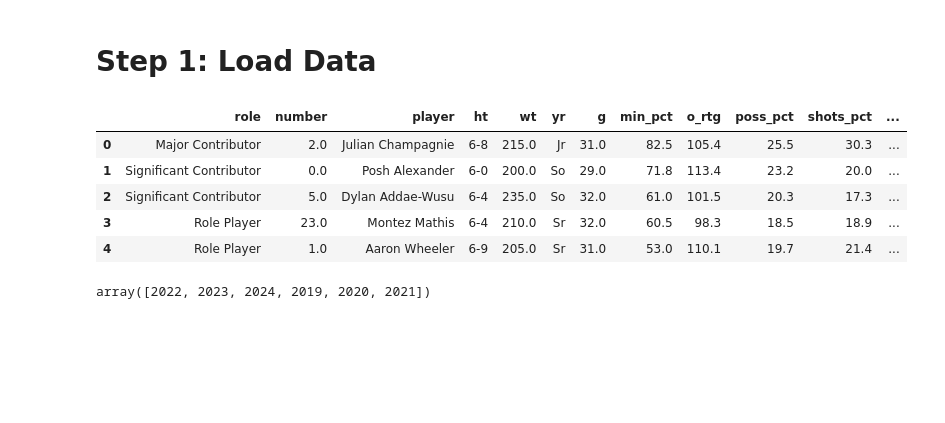
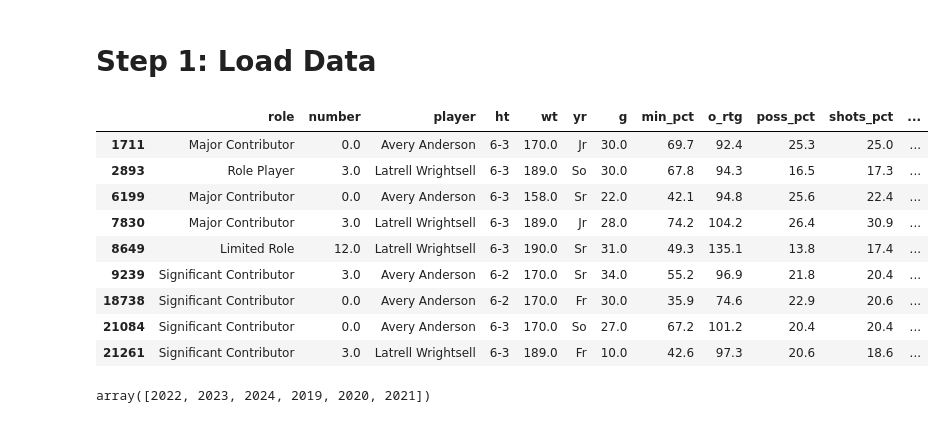
Before and after one commit to qadabie/NCAAB_TransferPortal, a Jupyter notebook: pd_fe/ensemble_transfer_model.ipynb, the cells around one changed output. Saved outputs shown, nothing was run; the diff lists cells and outputs as text; code cells hidden in the pictures; blank space fills up the shorter version.

```diff
--- a/pd_fe/ensemble_transfer_model.ipynb
+++ b/pd_fe/ensemble_transfer_model.ipynb
@@ -15,13 +19,22 @@ df = pd.read_sql(f"SELECT * FROM {table_name};", con = engine)
 # %%
 pd.set_option('display.max_columns', None)
 df.head()
+
+players = ["latrell wrightsell", "avery anderson"]
+filtered_df = df[df["player"].str.lower().isin([p.lower() for p in players])]
+
+filtered_df
 # %% [output]
 |  | role | number | player | ht | wt | yr | g | min_pct | o_rtg | poss_pct | shots_pct | ... |
-| 0 | Major Contributor | 2.0 | Julian Champagnie | 6-8 | 215.0 | Jr | 31.0 | 82.5 | 105.4 | 25.5 | 30.3 | ... |
-| 1 | Significant Contributor | 0.0 | Posh Alexander | 6-0 | 200.0 | So | 29.0 | 71.8 | 113.4 | 23.2 | 20.0 | ... |
-| 2 | Significant Contributor | 5.0 | Dylan Addae-Wusu | 6-4 | 235.0 | So | 32.0 | 61.0 | 101.5 | 20.3 | 17.3 | ... |
-| 3 | Role Player | 23.0 | Montez Mathis | 6-4 | 210.0 | Sr | 32.0 | 60.5 | 98.3 | 18.5 | 18.9 | ... |
-| 4 | Role Player | 1.0 | Aaron Wheeler | 6-9 | 205.0 | Sr | 31.0 | 53.0 | 110.1 | 19.7 | 21.4 | ... |
+| 1711 | Major Contributor | 0.0 | Avery Anderson | 6-3 | 170.0 | Jr | 30.0 | 69.7 | 92.4 | 25.3 | 25.0 | ... |
+| 2893 | Role Player | 3.0 | Latrell Wrightsell | 6-3 | 189.0 | So | 30.0 | 67.8 | 94.3 | 16.5 | 17.3 | ... |
+| 6199 | Major Contributor | 0.0 | Avery Anderson | 6-3 | 158.0 | Sr | 22.0 | 42.1 | 94.8 | 25.6 | 22.4 | ... |
+| 7830 | Major Contributor | 3.0 | Latrell Wrightsell | 6-3 | 189.0 | Jr | 28.0 | 74.2 | 104.2 | 26.4 | 30.9 | ... |
+| 8649 | Limited Role | 12.0 | Latrell Wrightsell | 6-3 | 190.0 | Sr | 31.0 | 49.3 | 135.1 | 13.8 | 17.4 | ... |
+| 9239 | Significant Contributor | 3.0 | Avery Anderson | 6-2 | 170.0 | Sr | 34.0 | 55.2 | 96.9 | 21.8 | 20.4 | ... |
+| 18738 | Significant Contributor | 0.0 | Avery Anderson | 6-2 | 170.0 | Fr | 30.0 | 35.9 | 74.6 | 22.9 | 20.6 | ... |
+| 21084 | Significant Contributor | 0.0 | Avery Anderson | 6-3 | 170.0 | So | 27.0 | 67.2 | 101.2 | 20.4 | 20.4 | ... |
+| 21261 | Significant Contributor | 3.0 | Latrell Wrightsell | 6-3 | 189.0 | Fr | 10.0 | 42.6 | 97.3 | 20.6 | 18.6 | ... |
 # %%
 df['year'].unique()
 # %% [output]
```
Also changed, not shown: parts of 9 cells of this notebook, 1 other file.
